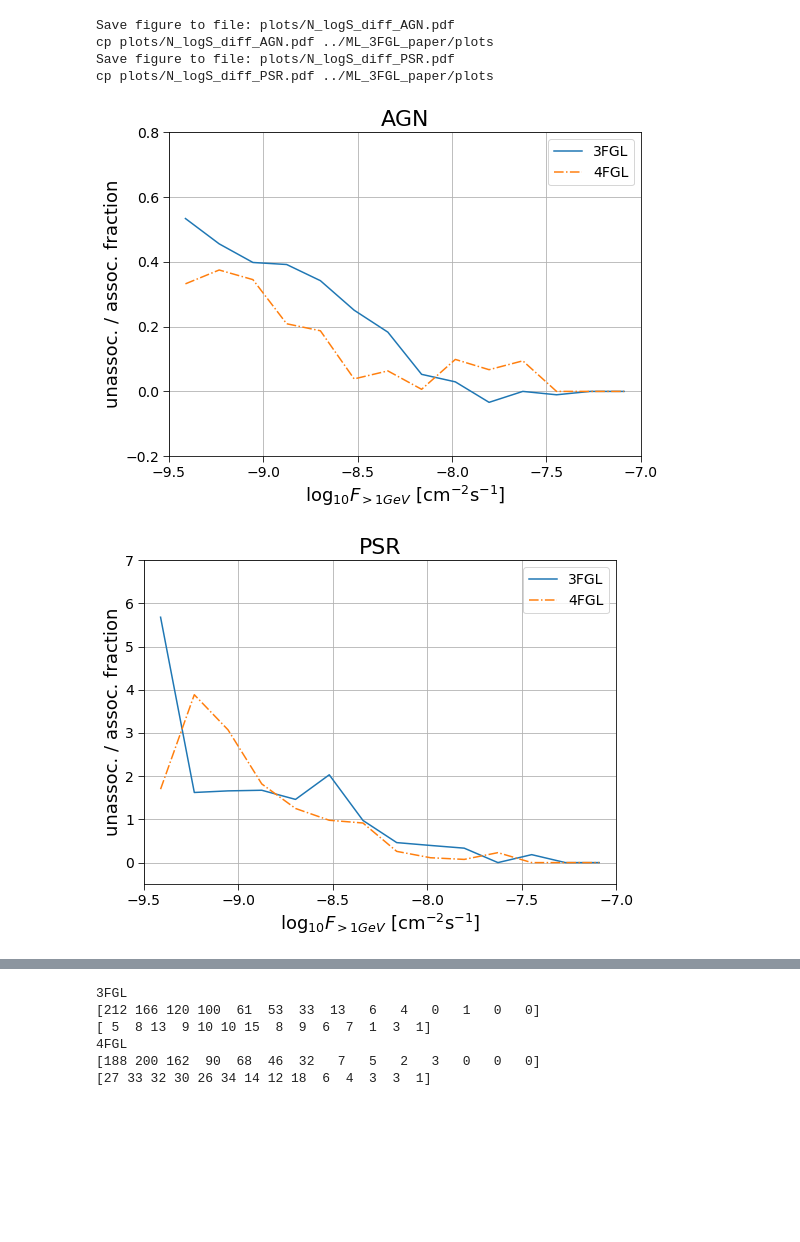
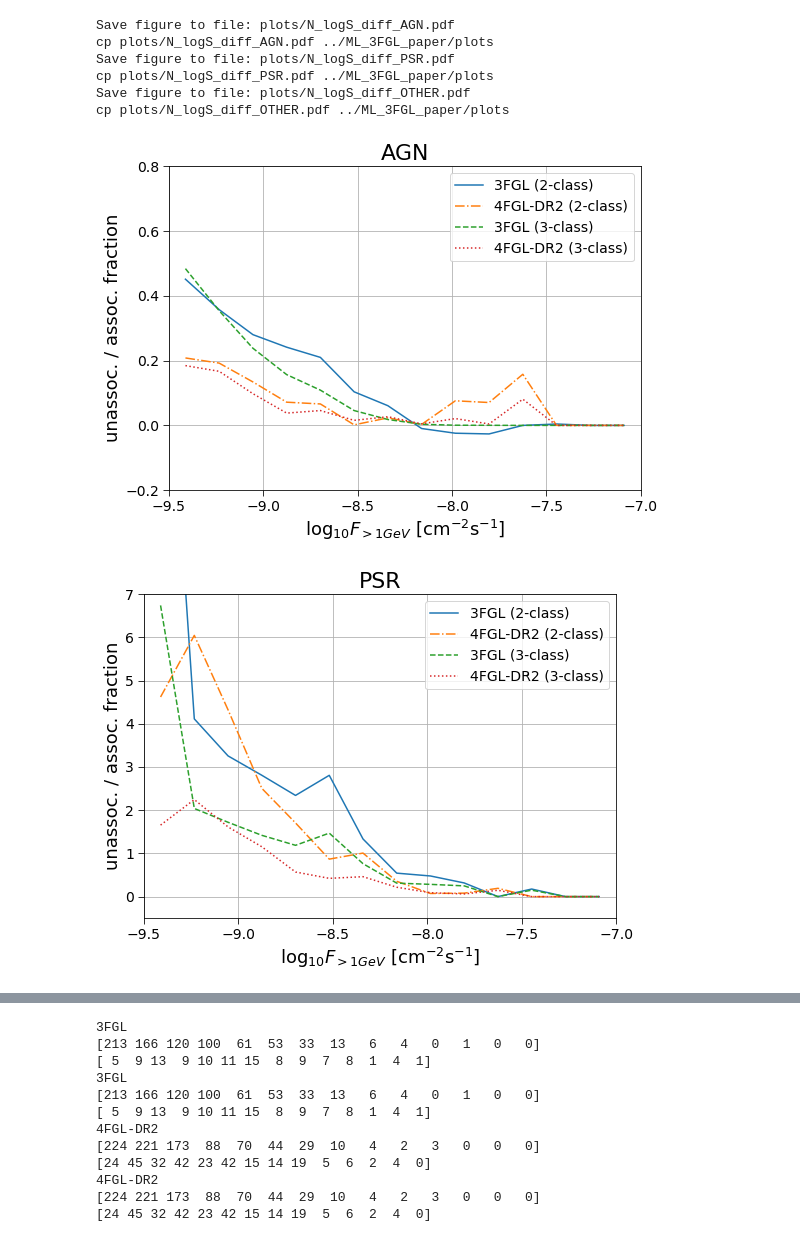
Before and after one commit to aakashbhat/Fermi-LAT, a Jupyter notebook: py_dima/unassoc2assoc_ratio.ipynb, the cells around one changed output, grey strips where cells are left out. Cells and saved outputs as stored; diff of their text form; code cells hidden in the pictures; blank space fills up the shorter version.

```diff
--- a/py_dima/unassoc2assoc_ratio.ipynb
+++ b/py_dima/unassoc2assoc_ratio.ipynb
@@ -28,24 +31,31 @@ for cat in cats:
 # %%
 masks = {}
 for cat in cats:
-    masks[cat] = {}
-    pcat_df = pcat_df_dict[cat]
-    masks[cat]['AGN'] = (pcat_df['Category_%s' % cat] == 'AGN')
-    masks[cat]['PSR'] = (pcat_df['Category_%s' % cat] == 'PSR')
-    masks[cat]['OTHER'] = (pcat_df['Category_%s' % cat] == 'OTHER')
-    masks[cat]['ASSOC'] = (pcat_df['Category_%s' % cat] != 'UNAS')
-    masks[cat]['UNAS'] = (pcat_df['Category_%s' % cat] == 'UNAS')
+    for nclass in [2, 3]:
+        cat_key = '%s_%iclass' % (cat, nclass)
+        cat0 = cat.replace('-DR2', '')
+        masks[cat_key] = {}
+        pcat_df = pcat_df_dict[cat_key]
+        masks[cat_key]['AGN'] = (pcat_df['Category_%s' % cat0] == 'AGN')
+        masks[cat_key]['PSR'] = (pcat_df['Category_%s' % cat0] == 'PSR')
+        masks[cat_key]['OTHER'] = (pcat_df['Category_%s' % cat0] == 'OTHER')
+        masks[cat_key]['ASSOC'] = (pcat_df['Category_%s' % cat0] != 'UNAS')
+        masks[cat_key]['UNAS'] = (pcat_df['Category_%s' % cat0] == 'UNAS')
 # %%
 fn_cats = {}
 fn_cats['3FGL'] = '../PS_comparison/gll_psc_v16.fit' # the last release of 3FGL
 fn_cats['4FGL'] = '../PS_comparison/gll_psc_v22.fit' # 4FGL release from 27 May 2020
+fn_cats['4FGL-DR2'] = '../PS_comparison/gll_psc_v27.fit' # 4FGL_DR2
+
 fgl_dfs = {}
 for cat in cats:
+    nclass = 2
+    key = '%s_%iclass' % (cat, nclass)
     hdu_cat = fits.open(fn_cats[cat])
     # transform hdu table to dataframe
     fgl_df0 = aux.hdu2df(hdu_cat[1], index_name='Source_Name')
     # remove sources with missing values
-    fgl_dfs[cat] = fgl_df0.loc[pcat_df_dict[cat].index]
+    fgl_dfs[cat] = fgl_df0.loc[pcat_df_dict[key].index]
 # %%
 quantity = 'Flux1000'
 hists = {}
@@ -81,40 +98,48 @@ for cat in cats:
 # %%
 plotting.setup_figure_pars()
 eps = 1.e-10
-lss = {'3FGL':'-', '4FGL':'-.'}
+lss = {'3FGL_2class':'-', '4FGL-DR2_2class':'-.', '3FGL_3class':'--', '4FGL-DR2_3class':':'}
 for pop in pops:
     pyplot.figure()
-    for cat in cats:
-        ys = hist_unas[cat][pop + '_corr'] / (hists[cat][pop] + eps)
-        #print(pop, cat, ys)
-        pyplot.plot(binsc, ys, ls=lss[cat], label=cat)
+    for nclass in [2, 3]:
+        for cat in cats:
+            cat_key = '%s_%iclass' % (cat, nclass)
+
+            if not (nclass == 2 and pop == 'OTHER') or True:
+                ys = hist_unas[cat_key][pop + '_corr'] / (hists[cat_key][pop] + eps)
+                #print(pop, cat, ys)
+                pyplot.plot(binsc, ys, ls=lss[cat_key], label='%s (%i-class)' % (cat, nclass))
 
     pyplot.legend()
 
     pyplot.xlabel(r'$\log_{10} F_{>1 GeV}\ [\rm cm^{-2}s^{-1}]$')
     pyplot.ylabel('unassoc. / assoc. fraction')
     pyplot.ylim(0, 10)
     pyplot.legend()
     title = pop
     pyplot.title(title)
     pyplot.xlim(bins[0], bins[-1])
     if pop == 'AGN':
         pyplot.ylim(-0.2, 0.8)
-    else:
+    elif pop == 'PSR':
+        pyplot.ylim(-0.5, 7)
+    elif pop == 'OTHER':
         pyplot.ylim(-0.5, 7)
     pyplot.grid()
 
     if save_plots:
         figfn_diff = 'plots/N_logS_diff_%s.pdf' % pop
         print('Save figure to file:', figfn_diff)
         pyplot.savefig(figfn_diff)
         cmd = 'cp %s ../ML_3FGL_paper/plots' % figfn_diff
         print(cmd)
         os.system(cmd)
 # %% [output]
 Save figure to file: plots/N_logS_diff_AGN.pdf
 cp plots/N_logS_diff_AGN.pdf ../ML_3FGL_paper/plots
 Save figure to file: plots/N_logS_diff_PSR.pdf
 cp plots/N_logS_diff_PSR.pdf ../ML_3FGL_paper/plots
+Save figure to file: plots/N_logS_diff_OTHER.pdf
+cp plots/N_logS_diff_OTHER.pdf ../ML_3FGL_paper/plots
-[figure, old version]
+[figure, new version]
-[figure, old version]
+[figure, new version]
@@ -121,12 +147,21 @@ cp plots/N_logS_diff_PSR.pdf ../ML_3FGL_paper/plots
 # %%
 for cat in cats:
-    print(cat)
-    print(hists[cat]['UNAS'])
-    print(hists[cat]['OTHER'])
+    for nclass in [2, 3]:
+        cat_key = '%s_%iclass' % (cat, nclass)
+
+        print(cat)
+        print(hists[cat_key]['UNAS'])
+        print(hists[cat_key]['OTHER'])
 # %% [output]
 3FGL
-[212 166 120 100  61  53  33  13   6   4   0   1   0   0]
-[ 5  8 13  9 10 10 15  8  9  6  7  1  3  1]
-4FGL
-[188 200 162  90  68  46  32   7   5   2   3   0   0   0]
-[27 33 32 30 26 34 14 12 18  6  4  3  3  1]
+[213 166 120 100  61  53  33  13   6   4   0   1   0   0]
+[ 5  9 13  9 10 11 15  8  9  7  8  1  4  1]
+3FGL
+[213 166 120 100  61  53  33  13   6   4   0   1   0   0]
+[ 5  9 13  9 10 11 15  8  9  7  8  1  4  1]
+4FGL-DR2
+[224 221 173  88  70  44  29  10   4   2   3   0   0   0]
+[24 45 32 42 23 42 15 14 19  5  6  2  4  0]
+4FGL-DR2
+[224 221 173  88  70  44  29  10   4   2   3   0   0   0]
+[24 45 32 42 23 42 15 14 19  5  6  2  4  0]
```
Also changed, not shown: parts of 3 cells of this notebook, 25 other files.
